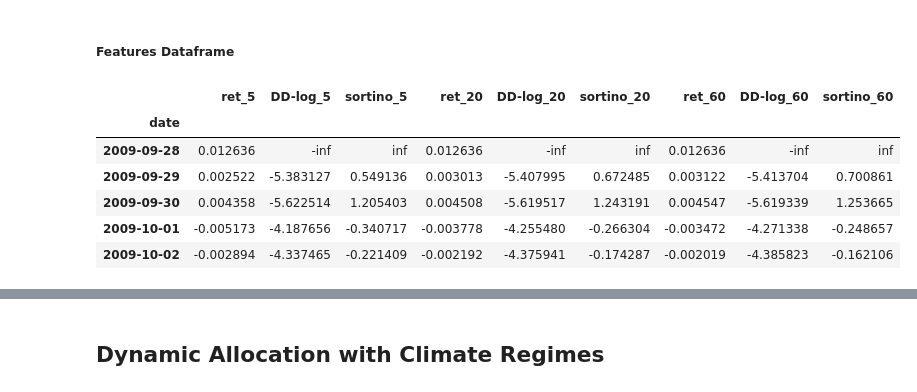
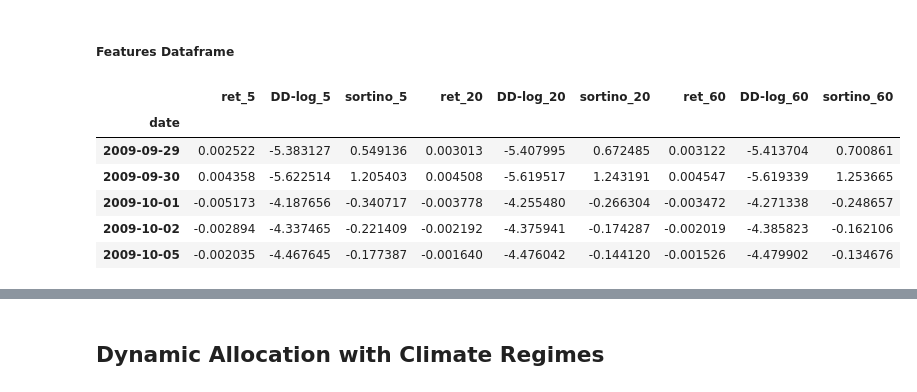
Before and after one commit to tlorans/climateriskspst, a Jupyter notebook: green_factor.ipynb, the cells around one changed output, grey strips where cells are left out. Saved outputs shown, nothing was run; the diff lists cells and outputs as text; code cells hidden in the pictures.

```diff
--- a/green_factor.ipynb
+++ b/green_factor.ipynb
@@ -187,14 +187,20 @@ def feature_engineer(ret_ser: pd.Series, ver: str = "v0") -> pd.DataFrame:
     # try out your favorite feature sets
     else:
         raise NotImplementedError()
-# %%
-X = feature_engineer(ret_ser, ver="v0")
-X.head()
-# %% [output]
-|  | ret_5 | DD-log_5 | sortino_5 | ret_20 | DD-log_20 | sortino_20 | ret_60 | DD-log_60 | sortino_60 |
-| date |  |  |  |  |  |  |  |  |  |
-| 2009-09-28 | 0.012636 | -inf | inf | 0.012636 | -inf | inf | 0.012636 | -inf | inf |
-| 2009-09-29 | 0.002522 | -5.383127 | 0.549136 | 0.003013 | -5.407995 | 0.672485 | 0.003122 | -5.413704 | 0.700861 |
-| 2009-09-30 | 0.004358 | -5.622514 | 1.205403 | 0.004508 | -5.619517 | 1.243191 | 0.004547 | -5.619339 | 1.253665 |
-| 2009-10-01 | -0.005173 | -4.187656 | -0.340717 | -0.003778 | -4.255480 | -0.266304 | -0.003472 | -4.271338 | -0.248657 |
-| 2009-10-02 | -0.002894 | -4.337465 | -0.221409 | -0.002192 | -4.375941 | -0.174287 | -0.002019 | -4.385823 | -0.162106 |
+# %%
+# Apply the feature engineering function to the return series to generate the feature set
+X = (ret_ser
+     .pipe(feature_engineer, ver="v0")
+     # replace inf values with NaN and drop them
+    .replace([np.inf, -np.inf], np.nan)
+    .dropna()
+)
+X.head()
+# %% [output]
+|  | ret_5 | DD-log_5 | sortino_5 | ret_20 | DD-log_20 | sortino_20 | ret_60 | DD-log_60 | sortino_60 |
+| date |  |  |  |  |  |  |  |  |  |
+| 2009-09-29 | 0.002522 | -5.383127 | 0.549136 | 0.003013 | -5.407995 | 0.672485 | 0.003122 | -5.413704 | 0.700861 |
+| 2009-09-30 | 0.004358 | -5.622514 | 1.205403 | 0.004508 | -5.619517 | 1.243191 | 0.004547 | -5.619339 | 1.253665 |
+| 2009-10-01 | -0.005173 | -4.187656 | -0.340717 | -0.003778 | -4.255480 | -0.266304 | -0.003472 | -4.271338 | -0.248657 |
+| 2009-10-02 | -0.002894 | -4.337465 | -0.221409 | -0.002192 | -4.375941 | -0.174287 | -0.002019 | -4.385823 | -0.162106 |
+| 2009-10-05 | -0.002035 | -4.467645 | -0.177387 | -0.001640 | -4.476042 | -0.144120 | -0.001526 | -4.479902 | -0.134676 |
```
Also changed, not shown: parts of 13 cells of this notebook.
